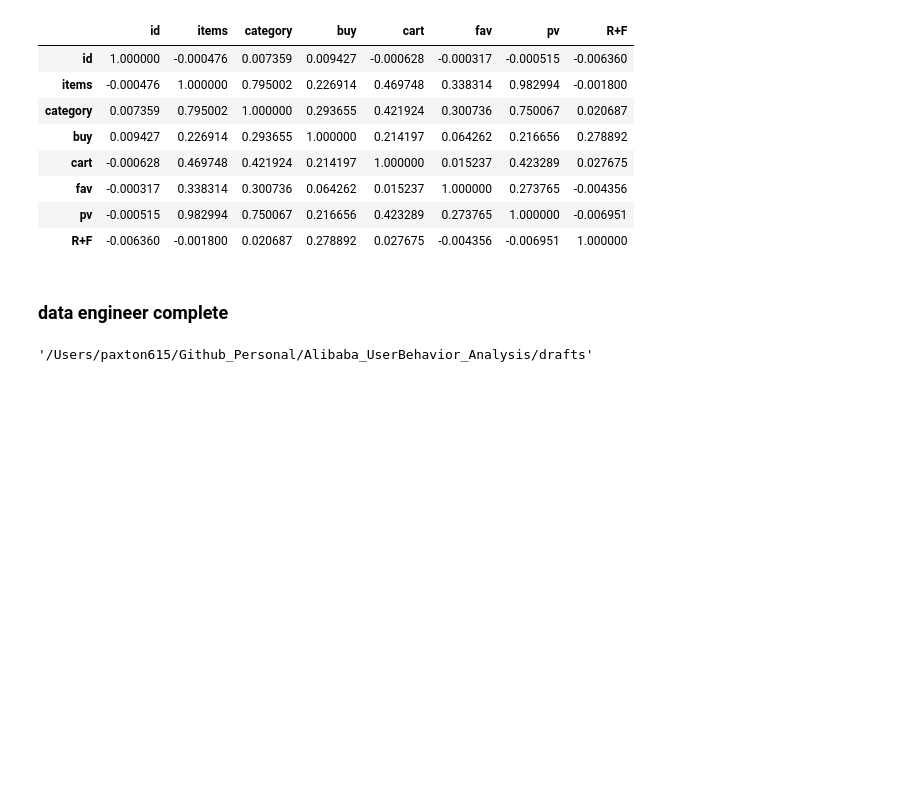
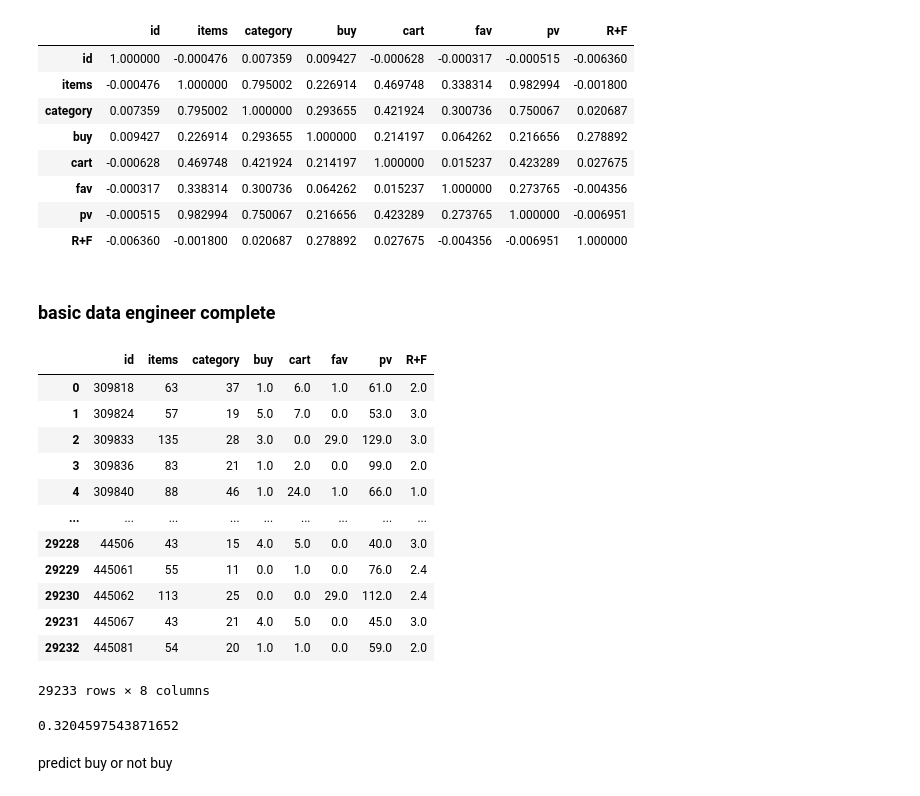
Before and after one commit to paxton615/Alibaba_UserBehavior_Analysis, a Jupyter notebook: drafts/AUBA_feature_engineering.ipynb, the cells around one changed output. Drawn from its saved outputs; the diff is of its cells as text; code cells hidden in the pictures; blank space fills up the shorter version.

```diff
--- a/drafts/AUBA_feature_engineering.ipynb
+++ b/drafts/AUBA_feature_engineering.ipynb
@@ -259,8 +259,24 @@ data.corr()
 | pv | -0.000515 | 0.982994 | 0.750067 | 0.216656 | 0.423289 | 0.273765 | 1.000000 | -0.006951 |
 | R+F | -0.006360 | -0.001800 | 0.020687 | 0.278892 | 0.027675 | -0.004356 | -0.006951 | 1.000000 |
 # %% [markdown]
-### data engineer complete
+### basic data engineer complete
-# %%
-pwd
-# %% [output]
-'/Users/paxton615/Github_Personal/Alibaba_UserBehavior_Analysis/drafts'
+# %%
+data
+# %% [output]
+|  | id | items | category | buy | cart | fav | pv | R+F |
+| 0 | 309818 | 63 | 37 | 1.0 | 6.0 | 1.0 | 61.0 | 2.0 |
+| 1 | 309824 | 57 | 19 | 5.0 | 7.0 | 0.0 | 53.0 | 3.0 |
+| 2 | 309833 | 135 | 28 | 3.0 | 0.0 | 29.0 | 129.0 | 3.0 |
+| 3 | 309836 | 83 | 21 | 1.0 | 2.0 | 0.0 | 99.0 | 2.0 |
+| 4 | 309840 | 88 | 46 | 1.0 | 24.0 | 1.0 | 66.0 | 1.0 |
+| ... | ... | ... | ... | ... | ... | ... | ... | ... |
+| 29228 | 44506 | 43 | 15 | 4.0 | 5.0 | 0.0 | 40.0 | 3.0 |
+| 29229 | 445061 | 55 | 11 | 0.0 | 1.0 | 0.0 | 76.0 | 2.4 |
+| 29230 | 445062 | 113 | 25 | 0.0 | 0.0 | 29.0 | 112.0 | 2.4 |
+| 29231 | 445067 | 43 | 21 | 4.0 | 5.0 | 0.0 | 45.0 | 3.0 |
+| 29232 | 445081 | 54 | 20 | 1.0 | 1.0 | 0.0 | 59.0 | 2.0 |
+29233 rows × 8 columns
+# %%
+len(data[data['buy']==0])/len(data.buy)
+# %% [output]
+0.3204597543871652
@@ -266,0 +285,2 @@ pwd
+# %% [markdown]
+predict buy or not buy
```
Also changed, not shown: parts of 5 cells of this notebook.
